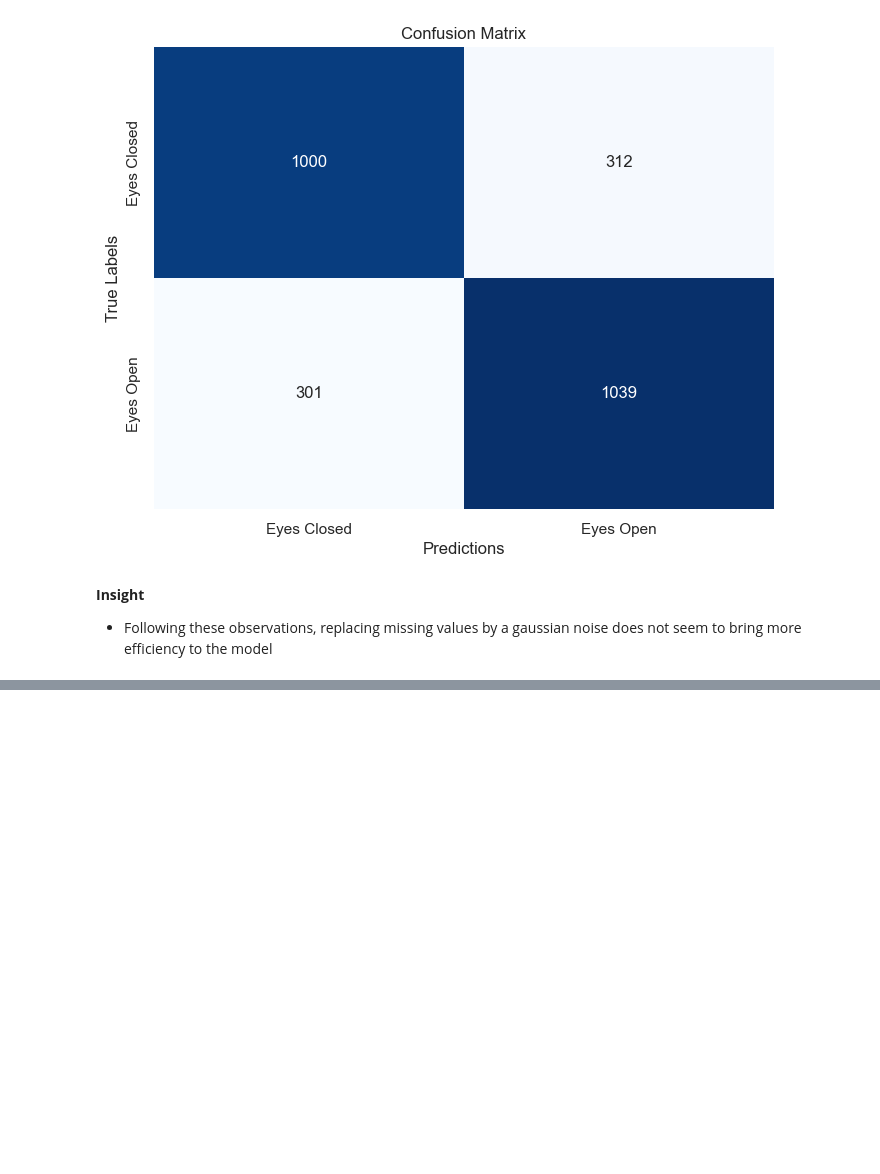
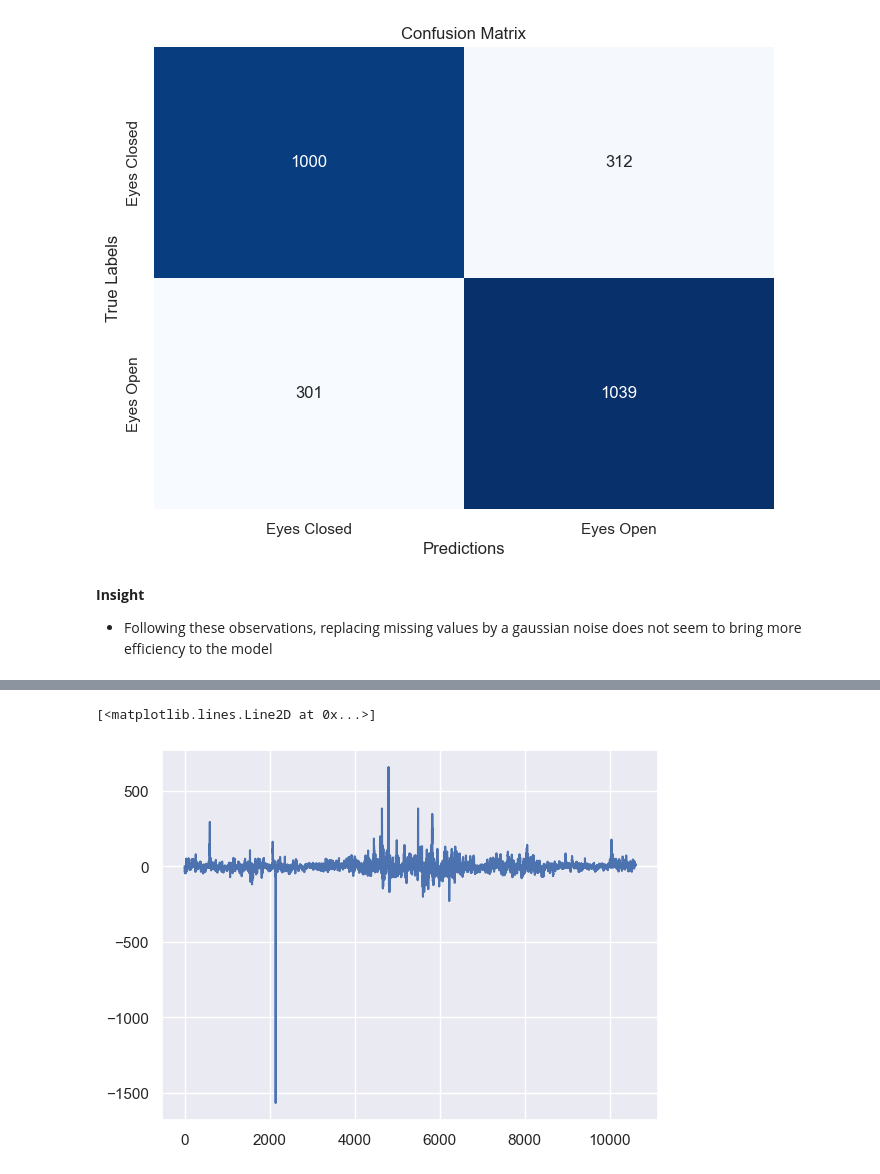
Before and after one commit to stabilo140/Data_Challenge_elmy, a Jupyter notebook: data_challenge_Lelouche.ipynb, the cells around one changed output, grey strips where cells are left out. Saved outputs shown, nothing was run; the diff lists cells and outputs as text; code cells hidden in the pictures; blank space fills up the shorter version.

```diff
--- a/data_challenge_Lelouche.ipynb
+++ b/data_challenge_Lelouche.ipynb
@@ -783,0 +882,5 @@ here the dic_accuracies: {'0.19207710315022292': [0.48642533936651583], '0.17186
+# %%
+plt.plot(y)
+# %% [output]
+[<matplotlib.lines.Line2D at 0x...>]
+[figure, added]
```
Also changed, not shown: parts of 14 cells of this notebook.
